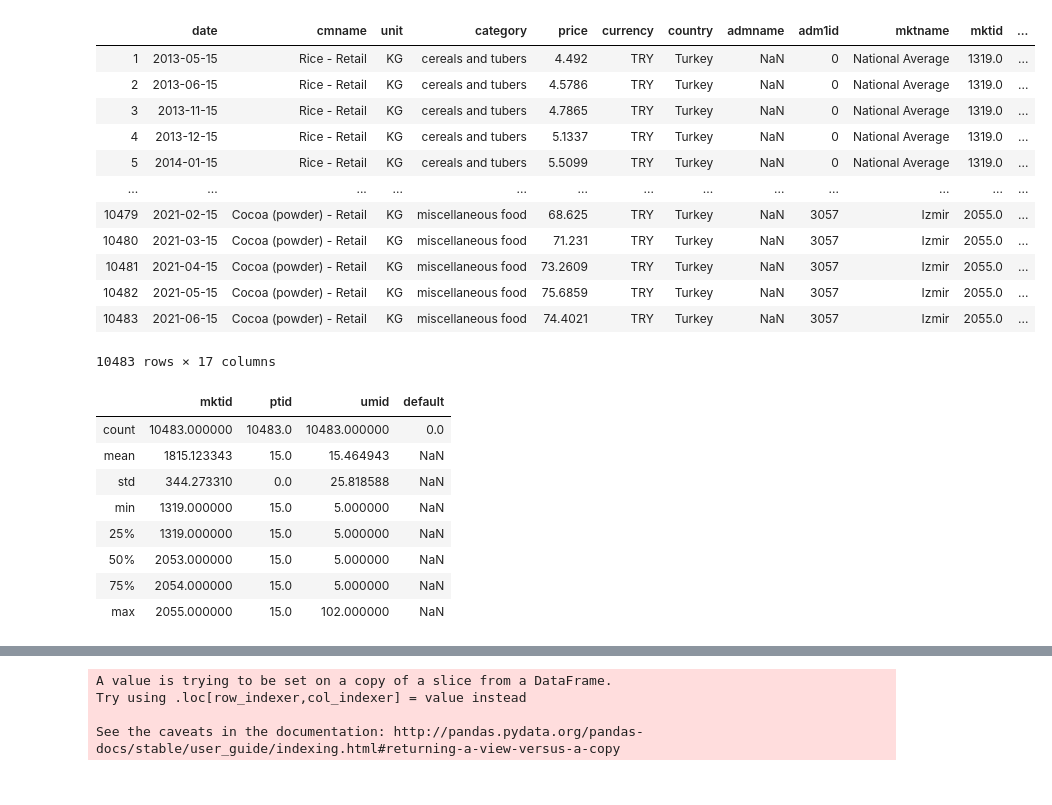
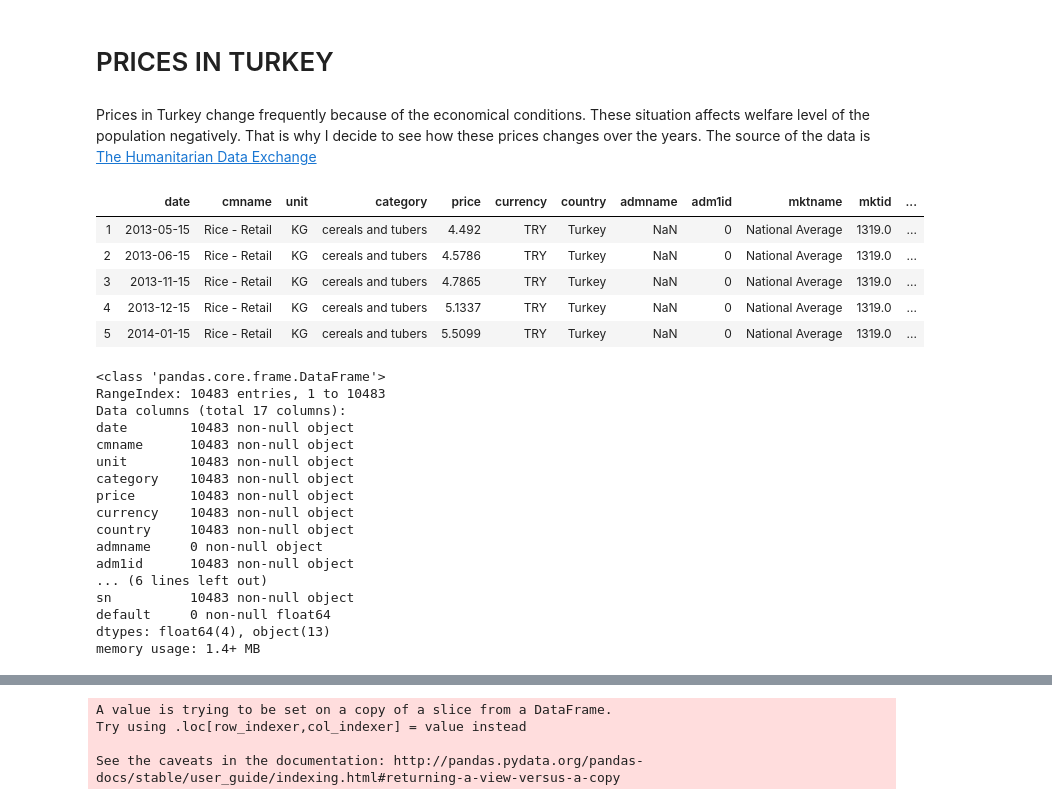
Before and after one commit to nghn/pandas_learning, a Jupyter notebook: Turkey Food Price.ipynb, the cells around one changed output, grey strips where cells are left out. Cells and saved outputs as stored; diff of their text form; code cells hidden in the pictures.

```diff
--- a/Turkey Food Price.ipynb
+++ b/Turkey Food Price.ipynb
@@ -1,3 +1,8 @@
+# %% [markdown]
+# PRICES IN TURKEY
+# %% [markdown]
+Prices in Turkey change frequently because of the economical conditions. These situation affects welfare level of the population negatively. That is why I decide to see how these prices changes over the years.
+The source of the data is [The Humanitarian Data Exchange](https://data.humdata.org/)
 # %%
 import matplotlib.pyplot as plt
 import pandas as pd
@@ -5,32 +10,33 @@ import seaborn as sns
 # %%
 url = "https://data.humdata.org/dataset/5b184049-f8ee-4b55-a867-1409de538ff8/resource/33f303b8-4557-424e-8205-227b889f00e5/download/wfp_food_prices_turkey.csv"
 TurkeyFoodPrice = pd.read_csv(url)
 #remove first row because it is a header row
 TurkeyFoodPrice = TurkeyFoodPrice.iloc[1:]
-TurkeyFoodPrice
+TurkeyFoodPrice.head()
 # %% [output]
 |  | date | cmname | unit | category | price | currency | country | admname | adm1id | mktname | mktid | ... |
 | 1 | 2013-05-15 | Rice - Retail | KG | cereals and tubers | 4.492 | TRY | Turkey | NaN | 0 | National Average | 1319.0 | ... |
 | 2 | 2013-06-15 | Rice - Retail | KG | cereals and tubers | 4.5786 | TRY | Turkey | NaN | 0 | National Average | 1319.0 | ... |
 | 3 | 2013-11-15 | Rice - Retail | KG | cereals and tubers | 4.7865 | TRY | Turkey | NaN | 0 | National Average | 1319.0 | ... |
 | 4 | 2013-12-15 | Rice - Retail | KG | cereals and tubers | 5.1337 | TRY | Turkey | NaN | 0 | National Average | 1319.0 | ... |
 | 5 | 2014-01-15 | Rice - Retail | KG | cereals and tubers | 5.5099 | TRY | Turkey | NaN | 0 | National Average | 1319.0 | ... |
-| ... | ... | ... | ... | ... | ... | ... | ... | ... | ... | ... | ... | ... |
-| 10479 | 2021-02-15 | Cocoa (powder) - Retail | KG | miscellaneous food | 68.625 | TRY | Turkey | NaN | 3057 | Izmir | 2055.0 | ... |
-| 10480 | 2021-03-15 | Cocoa (powder) - Retail | KG | miscellaneous food | 71.231 | TRY | Turkey | NaN | 3057 | Izmir | 2055.0 | ... |
-| 10481 | 2021-04-15 | Cocoa (powder) - Retail | KG | miscellaneous food | 73.2609 | TRY | Turkey | NaN | 3057 | Izmir | 2055.0 | ... |
-| 10482 | 2021-05-15 | Cocoa (powder) - Retail | KG | miscellaneous food | 75.6859 | TRY | Turkey | NaN | 3057 | Izmir | 2055.0 | ... |
-| 10483 | 2021-06-15 | Cocoa (powder) - Retail | KG | miscellaneous food | 74.4021 | TRY | Turkey | NaN | 3057 | Izmir | 2055.0 | ... |
-10483 rows × 17 columns
 # %%
-TurkeyFoodPrice.describe()
+TurkeyFoodPrice.info()
 # %% [output]
-|  | mktid | ptid | umid | default |
-| count | 10483.000000 | 10483.0 | 10483.000000 | 0.0 |
-| mean | 1815.123343 | 15.0 | 15.464943 | NaN |
-| std | 344.273310 | 0.0 | 25.818588 | NaN |
-| min | 1319.000000 | 15.0 | 5.000000 | NaN |
-| 25% | 1319.000000 | 15.0 | 5.000000 | NaN |
-| 50% | 2053.000000 | 15.0 | 5.000000 | NaN |
-| 75% | 2054.000000 | 15.0 | 5.000000 | NaN |
-| max | 2055.000000 | 15.0 | 102.000000 | NaN |
+<class 'pandas.core.frame.DataFrame'>
+RangeIndex: 10483 entries, 1 to 10483
+Data columns (total 17 columns):
+date        10483 non-null object
+cmname      10483 non-null object
+unit        10483 non-null object
+category    10483 non-null object
+price       10483 non-null object
+currency    10483 non-null object
+country     10483 non-null object
+admname     0 non-null object
+adm1id      10483 non-null object
+... (6 lines left out)
+sn          10483 non-null object
+default     0 non-null float64
+dtypes: float64(4), object(13)
+memory usage: 1.4+ MB
```
Also changed, not shown: parts of 26 cells of this notebook.
